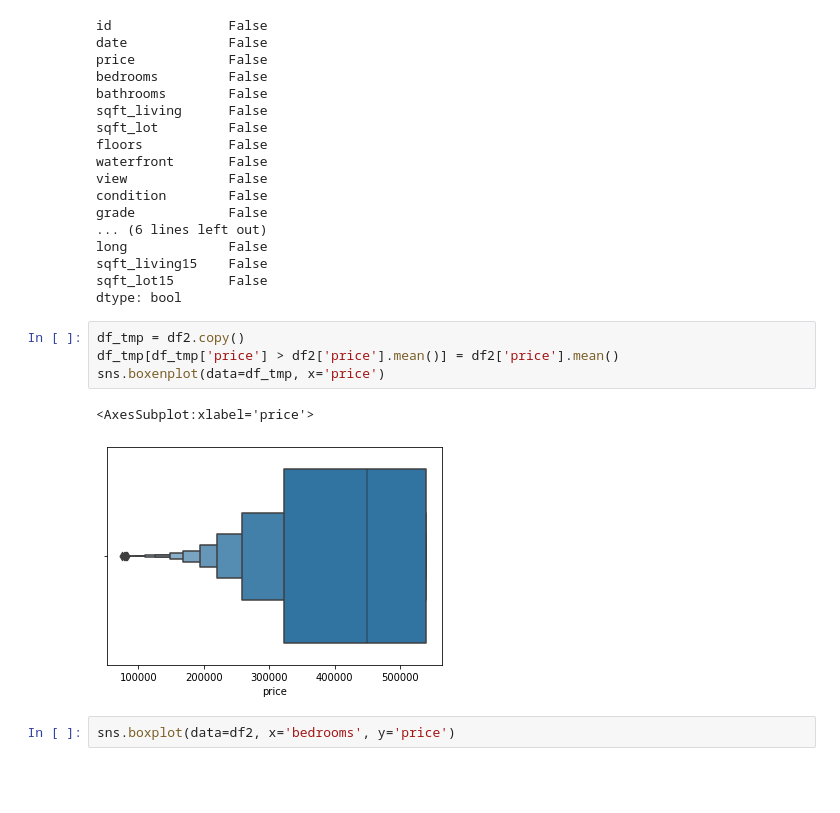
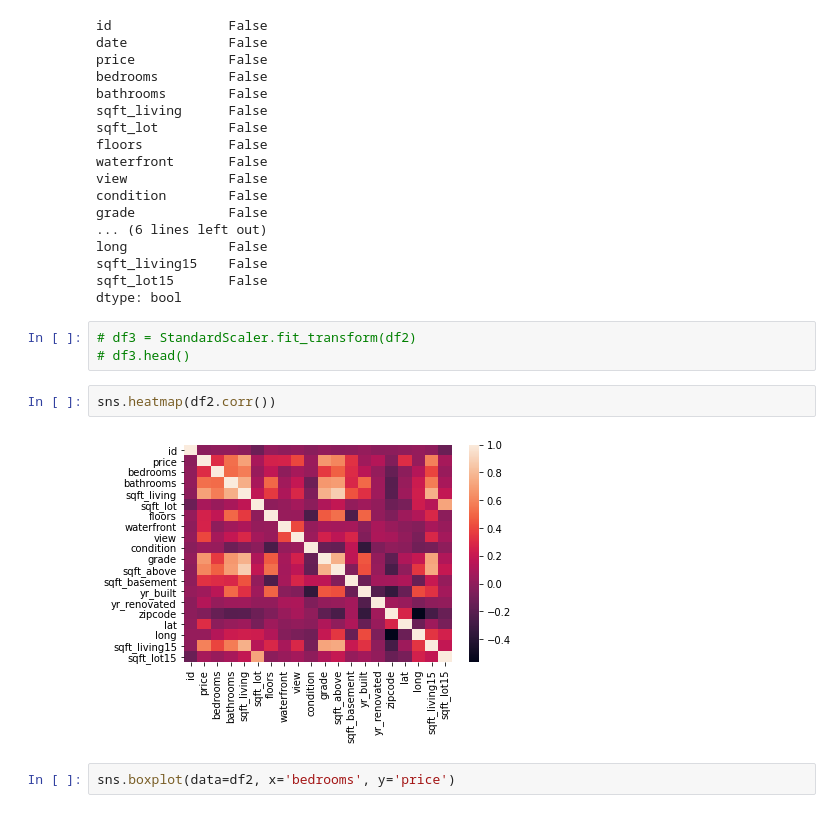
Before and after one commit to ethanolx/Mushrooms-Housing-py, a Jupyter notebook: a.ipynb, the cells around one changed output. Drawn from its saved outputs; the diff is of its cells as text; blank space fills up the shorter version.

```diff
--- a/a.ipynb
+++ b/a.ipynb
@@ -343,13 +401,13 @@ long             False
 sqft_living15    False
 sqft_lot15       False
 dtype: bool
-# %%
-df_tmp = df2.copy()
-df_tmp[df_tmp['price'] > df2['price'].mean()] = df2['price'].mean()
-sns.boxenplot(data=df_tmp, x='price')
-# %% [output]
-<AxesSubplot:xlabel='price'>
-[figure, removed]
+# %%
+# df3 = StandardScaler.fit_transform(df2)
+# df3.head()
+# %%
+sns.heatmap(df2.corr())
+# %% [output]
+[figure, added]
 # %%
 sns.boxplot(data=df2, x='bedrooms', y='price')
 # %% [output]
```
Also changed, not shown: parts of 38 cells of this notebook, 5 other files.
